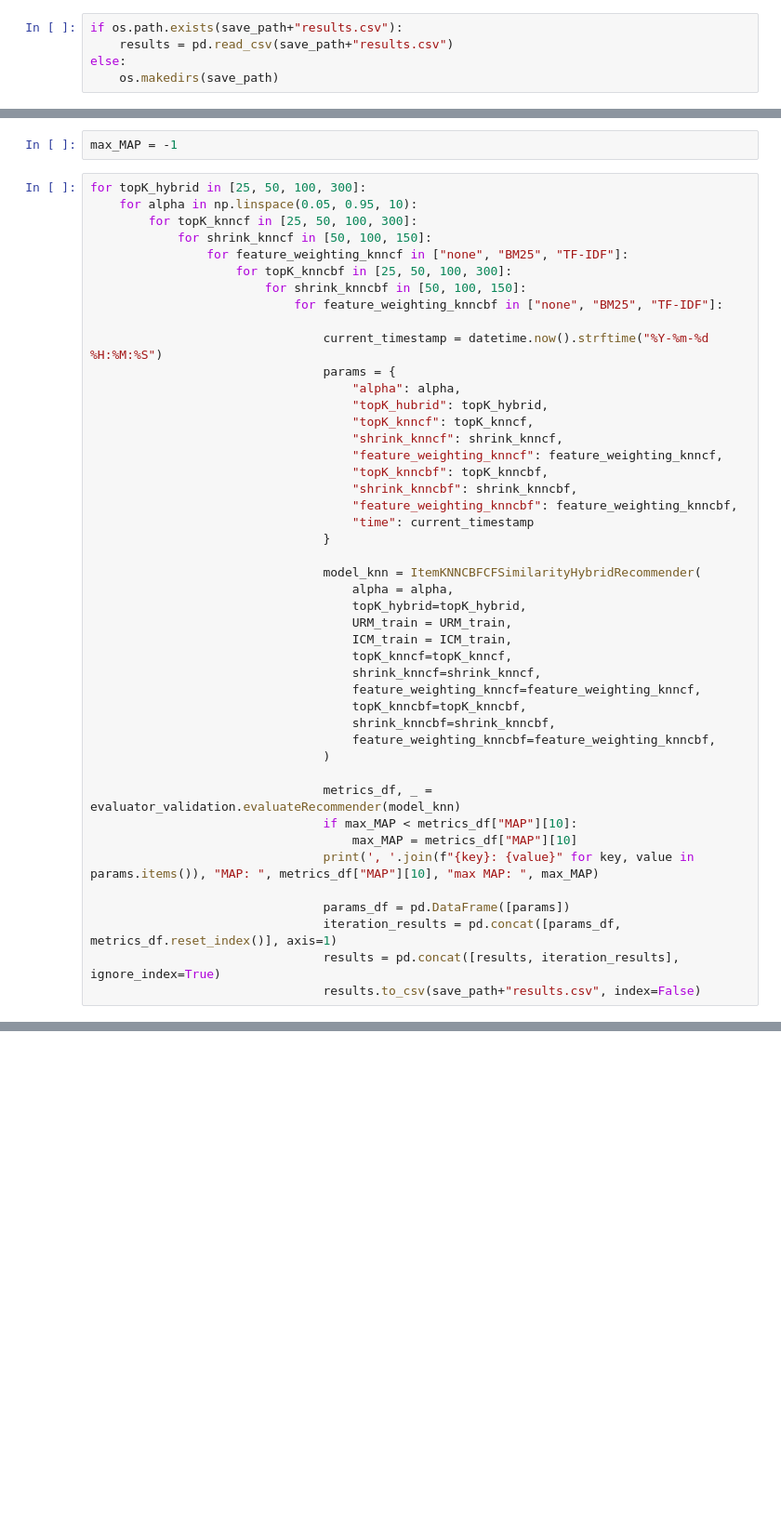
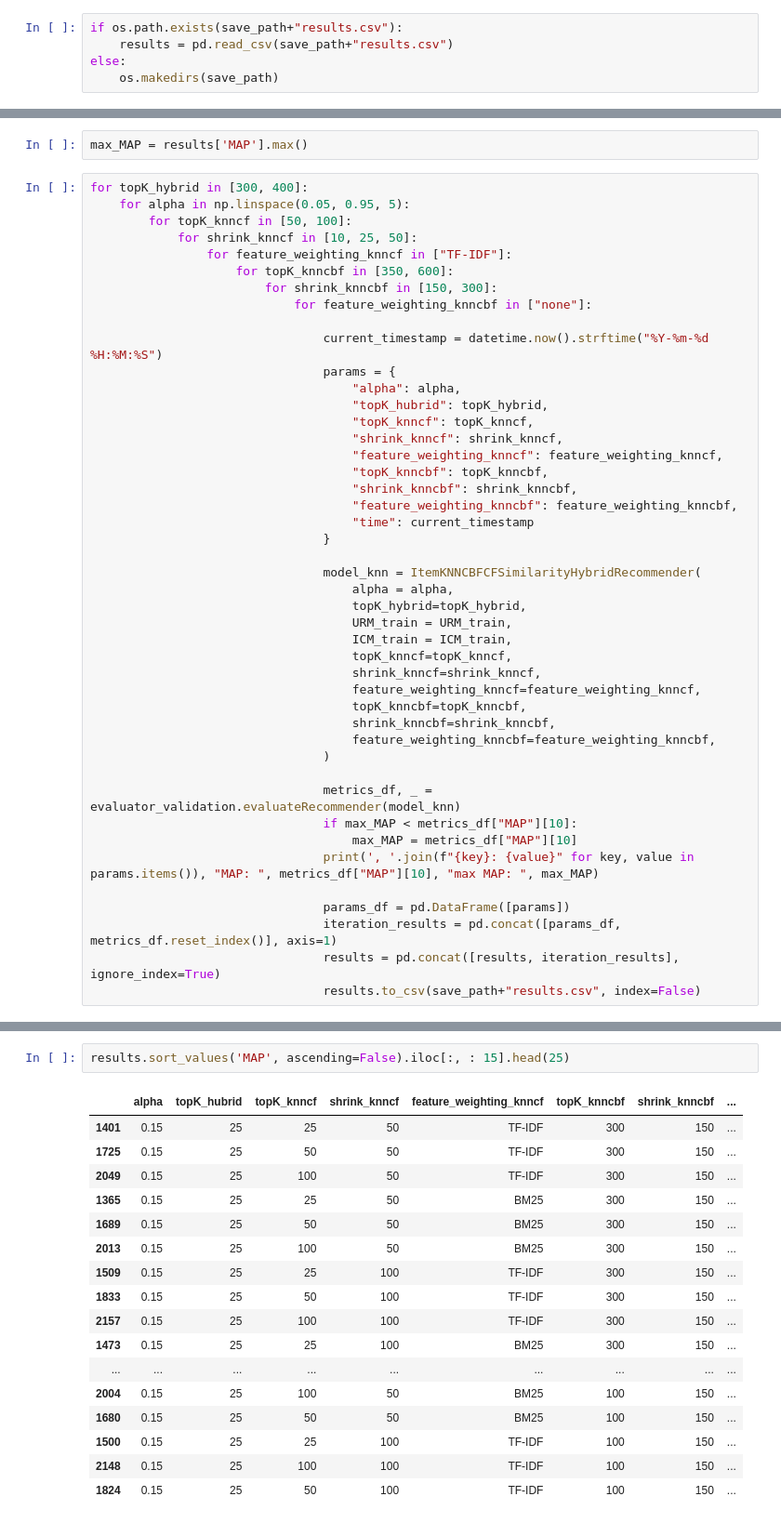
Before and after one commit to timothewt/RecSysCompetition2024Polimi, a Jupyter notebook: notebooks/sf-08-knn.ipynb, the cells around one changed output, grey strips where cells are left out. Shown at 93% size. Saved outputs shown, nothing was run; the diff lists cells and outputs as text; blank space fills up the shorter version.

```diff
--- a/notebooks/sf-08-knn.ipynb
+++ b/notebooks/sf-08-knn.ipynb
@@ -48,14 +52,14 @@ else:
 # %%
-max_MAP = -1
+max_MAP = results['MAP'].max()
 # %%
-for topK_hybrid in [25, 50, 100, 300]:
-    for alpha in np.linspace(0.05, 0.95, 10):
-        for topK_knncf in [25, 50, 100, 300]:
-            for shrink_knncf in [50, 100, 150]:
-                for feature_weighting_knncf in ["none", "BM25", "TF-IDF"]:
-                    for topK_knncbf in [25, 50, 100, 300]:
-                        for shrink_knncbf in [50, 100, 150]:
-                            for feature_weighting_knncbf in ["none", "BM25", "TF-IDF"]:
+for topK_hybrid in [300, 400]:
+    for alpha in np.linspace(0.05, 0.95, 5):
+        for topK_knncf in [50, 100]:
+            for shrink_knncf in [10, 25, 50]:
+                for feature_weighting_knncf in ["TF-IDF"]:
+                    for topK_knncbf in [350, 600]:
+                        for shrink_knncbf in [150, 300]:
+                            for feature_weighting_knncbf in ["none"]:
 
                                 current_timestamp = datetime.now().strftime("%Y-%m-%d %H:%M:%S")
                                 params = {
@@ -112,0 +117,20 @@ ItemKNNCBFRecommender: ICM Detected 42 ( 0.1%) items with no features.
+# %%
+results.sort_values('MAP', ascending=False).iloc[:, : 15].head(25)
+# %% [output]
+|  | alpha | topK_hubrid | topK_knncf | shrink_knncf | feature_weighting_knncf | topK_knncbf | shrink_knncbf | ... |
+| 1401 | 0.15 | 25 | 25 | 50 | TF-IDF | 300 | 150 | ... |
+| 1725 | 0.15 | 25 | 50 | 50 | TF-IDF | 300 | 150 | ... |
+| 2049 | 0.15 | 25 | 100 | 50 | TF-IDF | 300 | 150 | ... |
+| 1365 | 0.15 | 25 | 25 | 50 | BM25 | 300 | 150 | ... |
+| 1689 | 0.15 | 25 | 50 | 50 | BM25 | 300 | 150 | ... |
+| 2013 | 0.15 | 25 | 100 | 50 | BM25 | 300 | 150 | ... |
+| 1509 | 0.15 | 25 | 25 | 100 | TF-IDF | 300 | 150 | ... |
+| 1833 | 0.15 | 25 | 50 | 100 | TF-IDF | 300 | 150 | ... |
+| 2157 | 0.15 | 25 | 100 | 100 | TF-IDF | 300 | 150 | ... |
+| 1473 | 0.15 | 25 | 25 | 100 | BM25 | 300 | 150 | ... |
+| ... | ... | ... | ... | ... | ... | ... | ... | ... |
+| 2004 | 0.15 | 25 | 100 | 50 | BM25 | 100 | 150 | ... |
+| 1680 | 0.15 | 25 | 50 | 50 | BM25 | 100 | 150 | ... |
+| 1500 | 0.15 | 25 | 25 | 100 | TF-IDF | 100 | 150 | ... |
+| 2148 | 0.15 | 25 | 100 | 100 | TF-IDF | 100 | 150 | ... |
+| 1824 | 0.15 | 25 | 50 | 100 | TF-IDF | 100 | 150 | ... |
```
Also changed, not shown: parts of 5 cells of this notebook, 21 other files.
